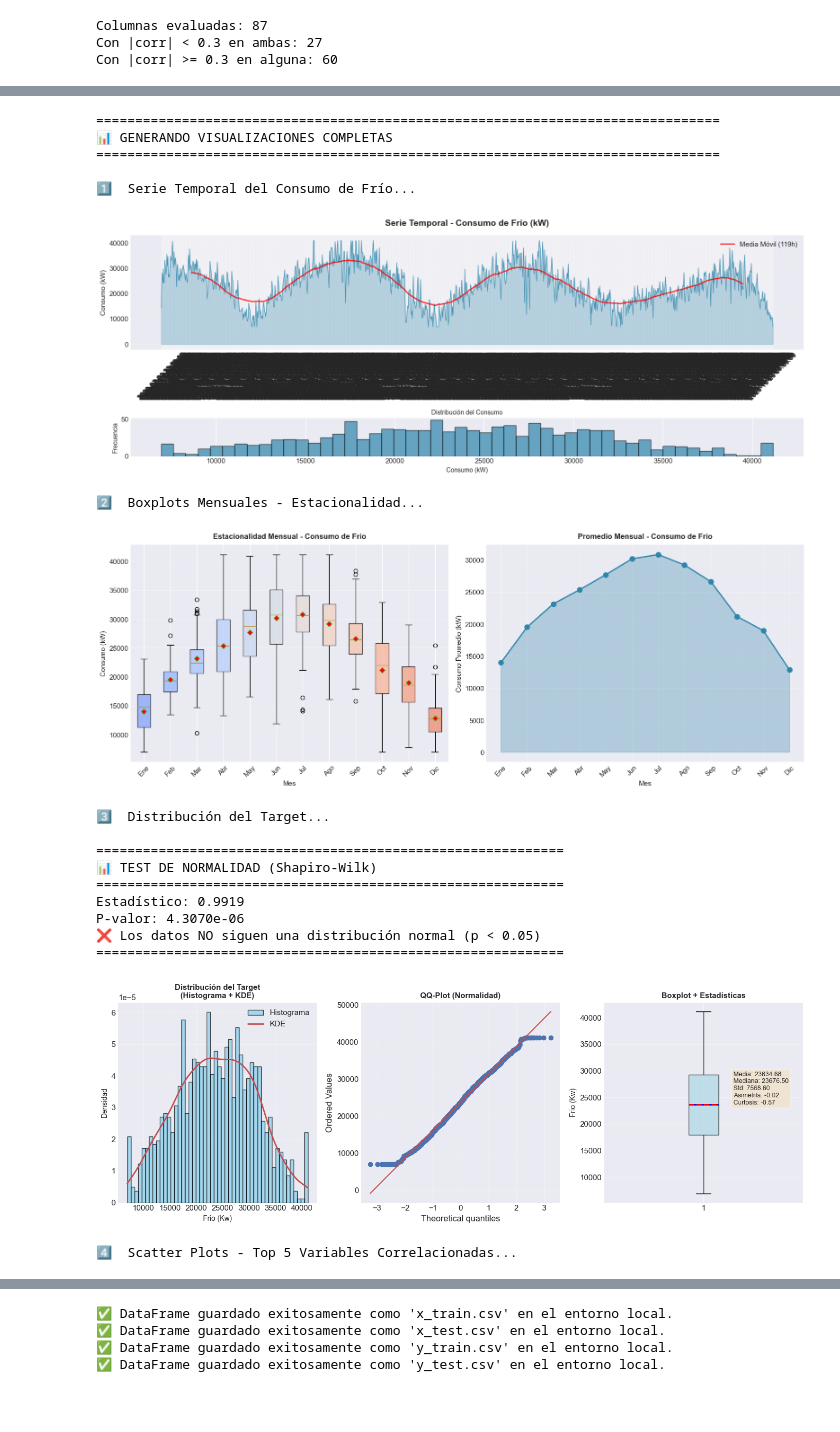
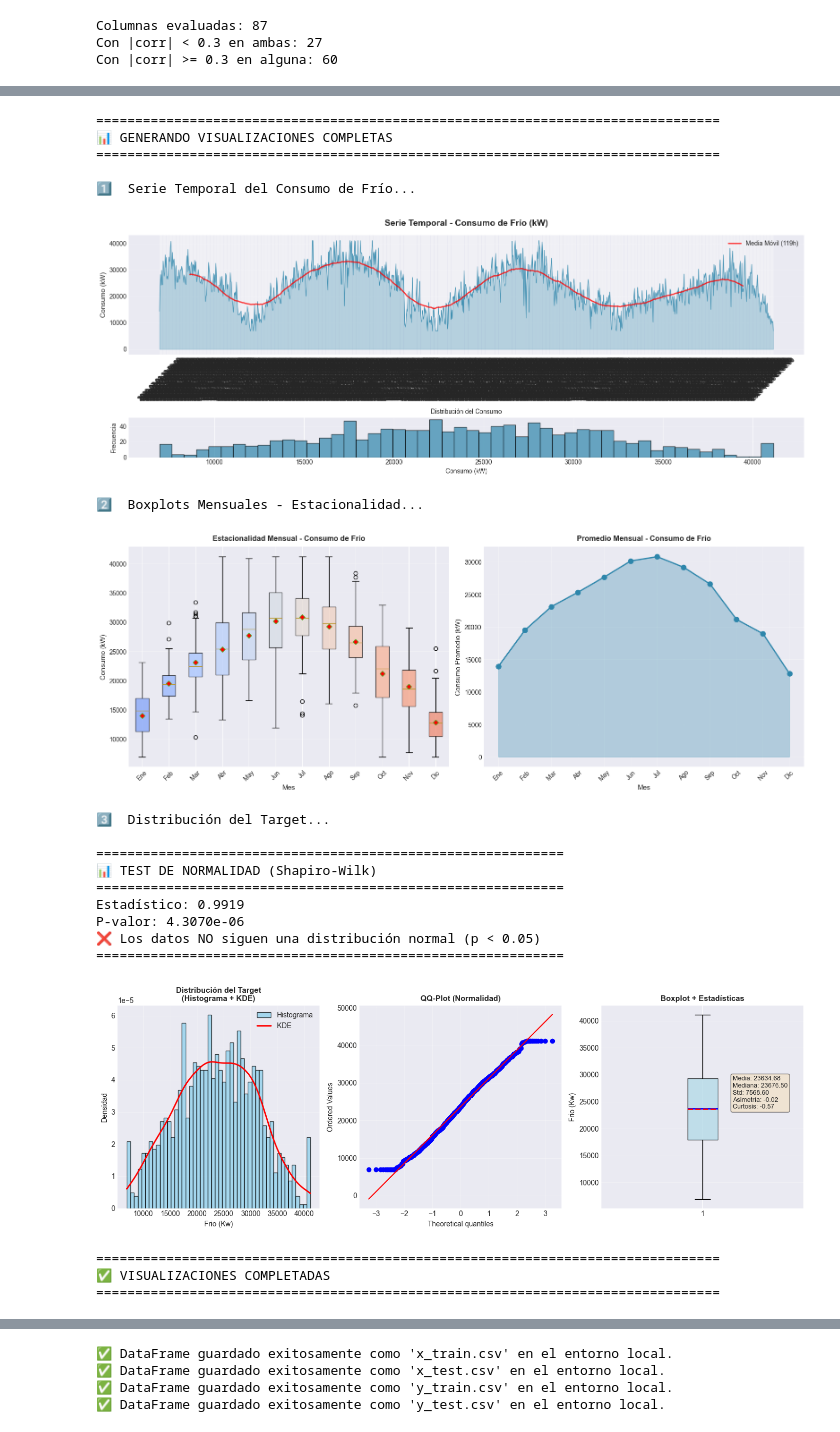
Before and after one commit to SantiScalzo/Trabajo-Final-Lab-Datos-, a Jupyter notebook: notebooks/eda.ipynb, the cells around one changed output, grey strips where cells are left out. Cells and saved outputs as stored; diff of their text form; code cells hidden in the pictures; blank space fills up the shorter version.

```diff
--- a/notebooks/eda.ipynb
+++ b/notebooks/eda.ipynb
@@ -1238,16 +1192,9 @@ def generar_visualizaciones_completas(df, target_col='Frio_kW', fecha_col='fecha
     fig3 = plot_distribucion_target(df, target_col)
     plt.show()
 
-    # 4. Scatter plots top correlaciones
-    print("\n4️⃣  Scatter Plots - Top 5 Variables Correlacionadas...")
-    fig4 = plot_top_correlaciones(df, target_col, top_vars, n_top=5)
-    plt.show()
 
-    # 5. Análisis por áreas
-    print("\n5️⃣  Análisis de Consumo por Área...")
-    fig5 = plot_consumo_por_area(df, target_col, area_cols)
-    if fig5 is not None:
-        plt.show()
+
+
 
     print("\n" + "="*80)
     print("✅ VISUALIZACIONES COMPLETADAS")
@@ -1257,15 +1204,14 @@ def generar_visualizaciones_completas(df, target_col='Frio_kW', fecha_col='fecha
         'serie_temporal': fig1,
         'boxplots_mensuales': fig2,
         'distribucion_target': fig3,
-        'scatter_correlaciones': fig4,
-        'consumo_por_area': fig5
+
     }
 
 
 # =============================================================================
 # EJEMPLO DE USO
 # =============================================================================
-df = pd.read_csv('foundational_dataset.csv')
+df = pd.read_csv("../data\processed/foundational_dataset.csv")
 #hago winsorización solo para el Frio (Kw)
 from scipy.stats.mstats import winsorize
 
@@ -1274,34 +1220,34 @@ df["Frio (Kw)"] = winsorize(df["Frio (Kw)"], limits=[0.01, 0.01])# # Caso 1: Eje
 figuras = generar_visualizaciones_completas(
      df=df,  # Tu DataFrame
      target_col='Frio (Kw)',
      fecha_col="FECHA_HORA"
 )
 #
 # # Caso 2: Con variables específicas
 # top_vars = preview.head(5).index.tolist()  # Del análisis de correlación
 # area_cols = ['elaboracion_kW', 'envasado_kW', 'camara_frio_kW']
 #
 # figuras = generar_visualizaciones_completas(
 #     df=df_completo,
 #     target_col='Frio_kW',
 #     fecha_col='fecha',
 #     top_vars=top_vars,
 #     area_cols=area_cols
 # )
 #
 # # Caso 3: Visualizaciones individuales
 # plot_serie_temporal_frio(df_completo, 'Frio_kW', 'fecha')
 # plt.show()
 #
 # plot_boxplots_mensuales(df_completo, 'Frio_kW', 'fecha')
 # plt.show()
 # %% [output]
 ================================================================================
 📊 GENERANDO VISUALIZACIONES COMPLETAS
 ================================================================================
 
 1️⃣  Serie Temporal del Consumo de Frío...
-[figure, old version]
+[figure, new version]
 2️⃣  Boxplots Mensuales - Estacionalidad...
 [figure]
 3️⃣  Distribución del Target...
@@ -1313,5 +1259,7 @@ Estadístico: 0.9919
 P-valor: 4.3070e-06
 ❌ Los datos NO siguen una distribución normal (p < 0.05)
 ============================================================
-[figure, old version]
+[figure, new version]
-4️⃣  Scatter Plots - Top 5 Variables Correlacionadas...
+================================================================================
+✅ VISUALIZACIONES COMPLETADAS
+================================================================================
```
Also changed, not shown: parts of 3 cells of this notebook, 22 other files.
